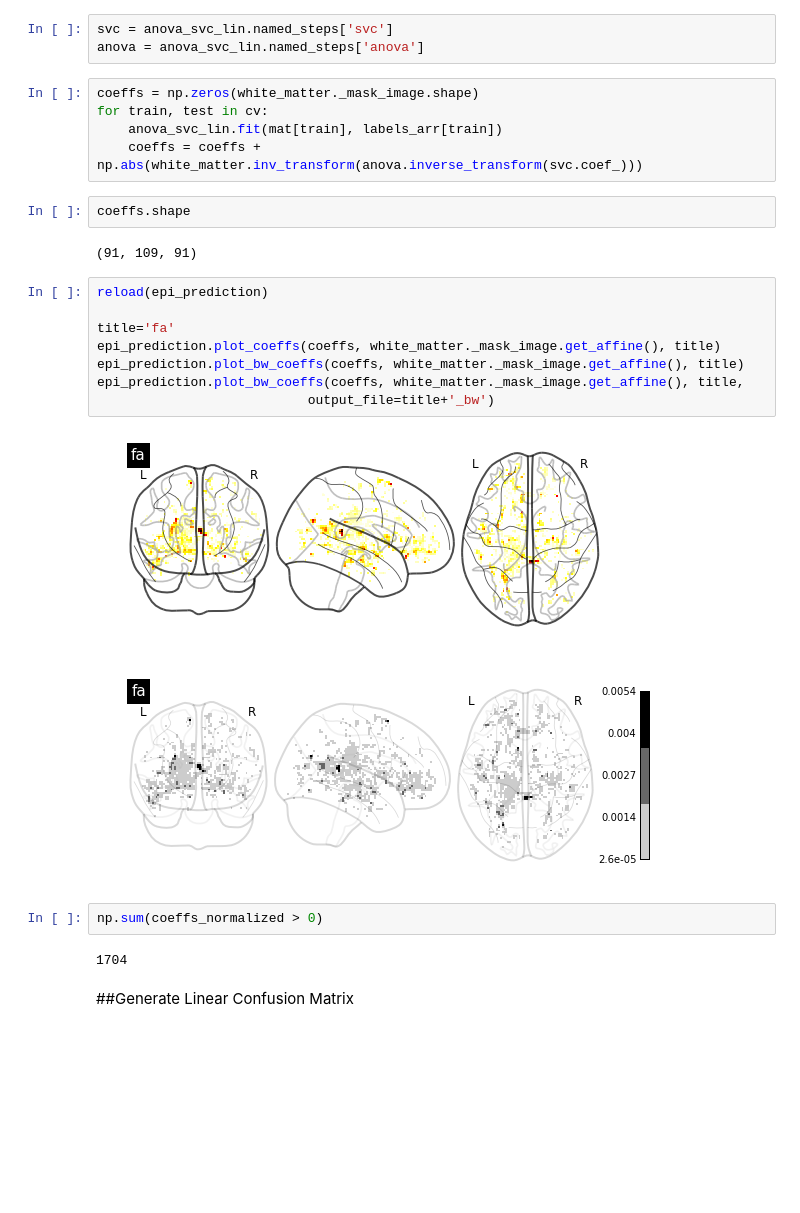
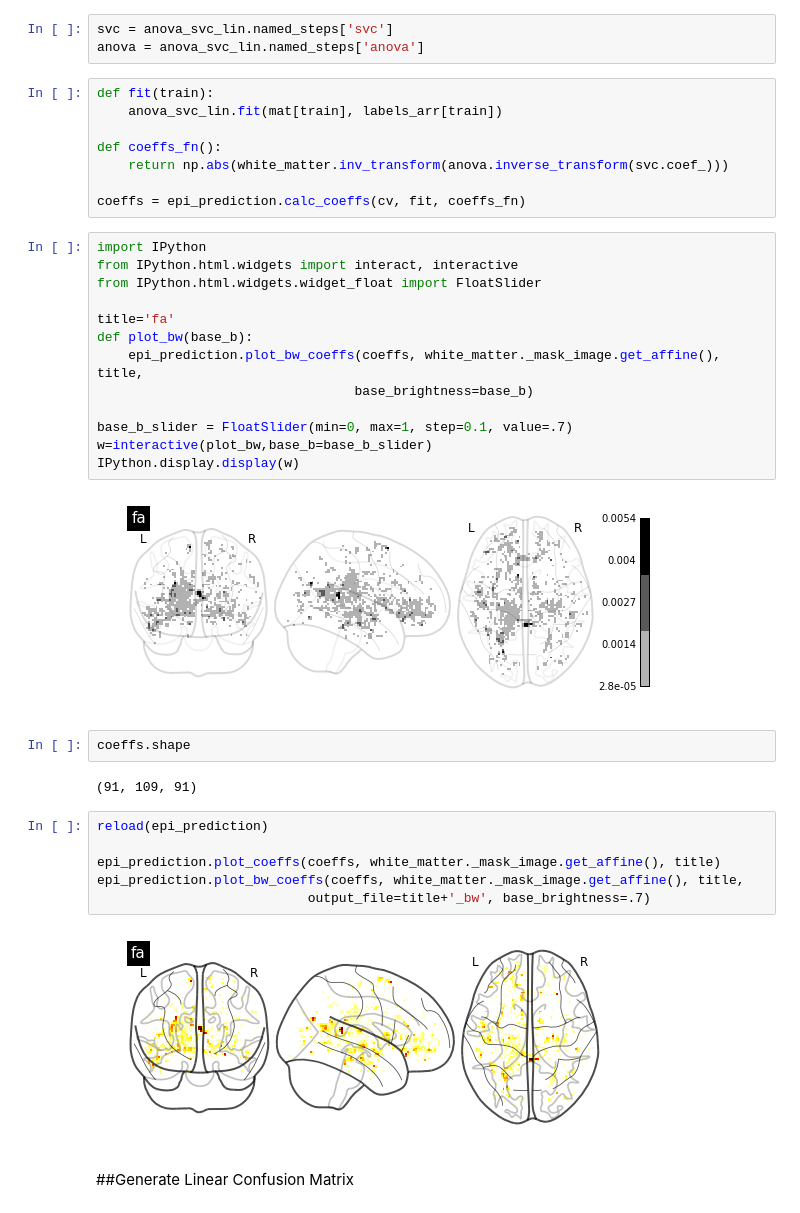
Before and after one commit to bonilhamusclab-projects/epi_prediction, a Jupyter notebook: demo_fa.ipynb, the cells around one changed output. Saved outputs shown, nothing was run; the diff lists cells and outputs as text; blank space fills up the shorter version.

```diff
--- a/demo_fa.ipynb
+++ b/demo_fa.ipynb
@@ -95,10 +95,28 @@ Pipeline(steps=[('anova', SelectKBest(k=500, score_func=<function f_classif at 0
 svc = anova_svc_lin.named_steps['svc']
 anova = anova_svc_lin.named_steps['anova']
 # %%
-coeffs = np.zeros(white_matter._mask_image.shape)
-for train, test in cv:
+def fit(train):
     anova_svc_lin.fit(mat[train], labels_arr[train])
-    coeffs = coeffs + np.abs(white_matter.inv_transform(anova.inverse_transform(svc.coef_)))
+
+def coeffs_fn():
+    return np.abs(white_matter.inv_transform(anova.inverse_transform(svc.coef_)))
+
+coeffs = epi_prediction.calc_coeffs(cv, fit, coeffs_fn)
+# %%
+import IPython
+from IPython.html.widgets import interact, interactive
+from IPython.html.widgets.widget_float import FloatSlider
+
+title='fa'
+def plot_bw(base_b):
+    epi_prediction.plot_bw_coeffs(coeffs, white_matter._mask_image.get_affine(), title,
+                                 base_brightness=base_b)
+
+base_b_slider = FloatSlider(min=0, max=1, step=0.1, value=.7)
+w=interactive(plot_bw,base_b=base_b_slider)
+IPython.display.display(w)
+# %% [output]
+[figure, added]
 # %%
 coeffs.shape
 # %% [output]
@@ -106,18 +124,11 @@ coeffs.shape
 # %%
 reload(epi_prediction)
 
-title='fa'
 epi_prediction.plot_coeffs(coeffs, white_matter._mask_image.get_affine(), title)
-epi_prediction.plot_bw_coeffs(coeffs, white_matter._mask_image.get_affine(), title)
 epi_prediction.plot_bw_coeffs(coeffs, white_matter._mask_image.get_affine(), title,
-                           output_file=title+'_bw')
+                           output_file=title+'_bw', base_brightness=.7)
 # %% [output]
 [figure]
-[figure, removed]
-# %%
-np.sum(coeffs_normalized > 0)
-# %% [output]
-1704
 # %% [markdown]
 ##Generate Linear Confusion Matrix
 # %%
```
Also changed, not shown: 3 other files.
